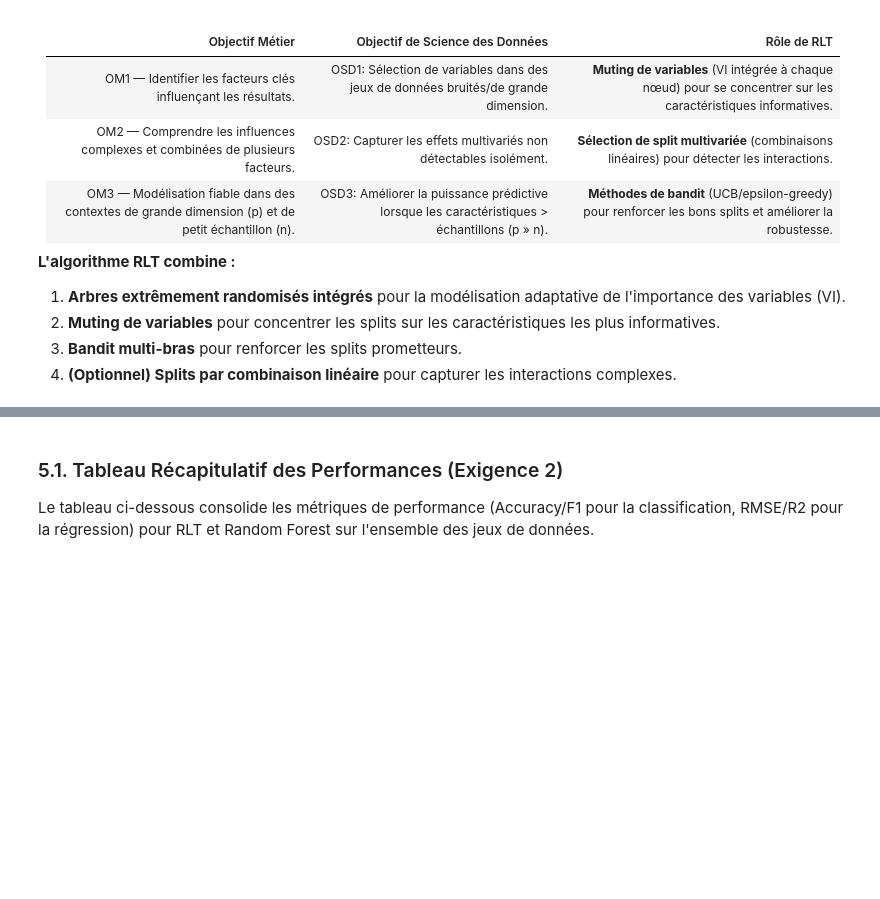
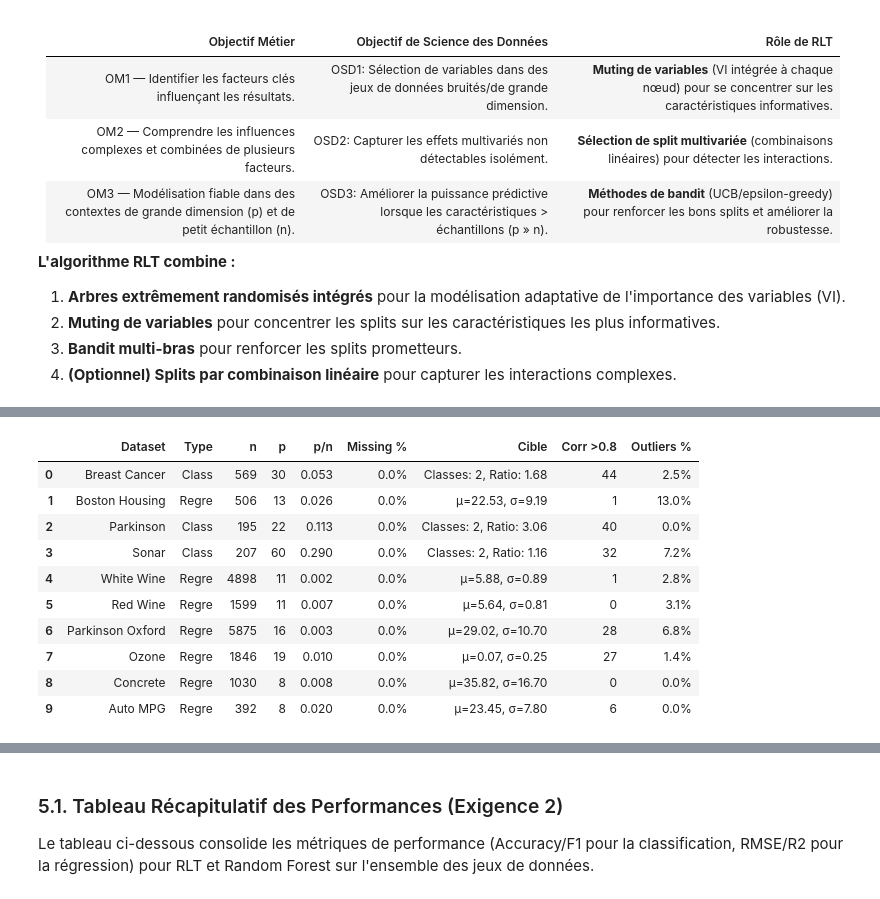
Before and after one commit to alfari9/RLT, a Jupyter notebook: RLT.ipynb, the cells around one changed output, grey strips where cells are left out. Saved outputs shown, nothing was run; the diff lists cells and outputs as text; code cells hidden in the pictures; blank space fills up the shorter version.

```diff
--- a/RLT.ipynb
+++ b/RLT.ipynb
@@ -699,0 +430,68 @@ Cette analyse évalue la capacité de RLT à **capturer les interactions multiva
+# %%
+# ========== 2.2 TABLEAU RÉCAPITULATIF DE TOUS LES DATASETS ==========
+
+def create_datasets_summary_table(datasets):
+    """Crée un tableau récapitulatif de tous les datasets"""
+
+    summary_data = []
+
+    for name, data in datasets.items():
+        X_full = pd.concat([data['X_train'], data['X_test']])
+        y_full = np.concatenate([data['y_train'], data['y_test']])
+
+        # Calculs de base
+        n_samples = len(y_full)
+        n_features = X_full.shape[1]
+        ratio_pn = n_features / n_samples
+
+        # Qualité des données
+        missing_pct = (X_full.isnull().sum().sum() / (X_full.shape[0] * X_full.shape[1])) * 100
+
+        # Statistiques de la cible
+        if data['type'] == 'Classification':
+            unique, counts = np.unique(y_full, return_counts=True)
+            imbalance = max(counts) / min(counts)
+            target_info = f"Classes: {len(unique)}, Ratio: {imbalance:.2f}"
+        else:
+            target_info = f"μ={np.mean(y_full):.2f}, σ={np.std(y_full):.2f}"
+
+        # Corrélations
+        corr_matrix = X_full.corr().abs()
+        upper = corr_matrix.where(np.triu(np.ones(corr_matrix.shape), k=1).astype(bool))
+        high_corr_count = (upper > 0.8).sum().sum()
+
+        # Outliers (méthode IQR sur première feature)
+        Q1 = X_full.iloc[:, 0].quantile(0.25)
+        Q3 = X_full.iloc[:, 0].quantile(0.75)
+        IQR = Q3 - Q1
+        outliers_pct = ((X_full.iloc[:, 0] < Q1 - 1.5*IQR) | (X_full.iloc[:, 0] > Q3 + 1.5*IQR)).sum() / n_samples * 100
+
+        summary_data.append({
+            'Dataset': name,
+            'Type': data['type'][:5],  # Class/Regre
+            'n': n_samples,
+            'p': n_features,
+            'p/n': f"{ratio_pn:.3f}",
+            'Missing %': f"{missing_pct:.1f}%",
+            'Cible': target_info,
+            'Corr >0.8': high_corr_count,
+            'Outliers %': f"{outliers_pct:.1f}%"
+        })
+
+    return pd.DataFrame(summary_data)
+
+# Créer et afficher le tableau
+print("="*100)
+print("📊 TABLEAU 2.1 : RÉSUMÉ DE TOUS LES DATASETS")
+print("="*100)
+
+datasets_summary = create_datasets_summary_table(ALL_DATASETS)
+display(datasets_summary)
+
+# Analyse par type
+print("\n📈 RÉSUMÉ PAR TYPE:")
+print(f"   • Classification: {len(datasets_summary[datasets_summary['Type']=='Class'])} datasets")
+print(f"   • Régression: {len(datasets_summary[datasets_summary['Type']=='Regre'])} datasets")
+print(f"   • Ratio p/n moyen: {datasets_summary['p/n'].astype(float).mean():.3f}")
+print(f"   • Total paires fortement corrélées: {datasets_summary['Corr >0.8'].sum()}")
+# %% [output]
@@ -699,0 +501,11 @@ Cette analyse évalue la capacité de RLT à **capturer les interactions multiva
+|  | Dataset | Type | n | p | p/n | Missing % | Cible | Corr >0.8 | Outliers % |
+| 0 | Breast Cancer | Class | 569 | 30 | 0.053 | 0.0% | Classes: 2, Ratio: 1.68 | 44 | 2.5% |
+| 1 | Boston Housing | Regre | 506 | 13 | 0.026 | 0.0% | μ=22.53, σ=9.19 | 1 | 13.0% |
+| 2 | Parkinson | Class | 195 | 22 | 0.113 | 0.0% | Classes: 2, Ratio: 3.06 | 40 | 0.0% |
+| 3 | Sonar | Class | 207 | 60 | 0.290 | 0.0% | Classes: 2, Ratio: 1.16 | 32 | 7.2% |
+| 4 | White Wine | Regre | 4898 | 11 | 0.002 | 0.0% | μ=5.88, σ=0.89 | 1 | 2.8% |
+| 5 | Red Wine | Regre | 1599 | 11 | 0.007 | 0.0% | μ=5.64, σ=0.81 | 0 | 3.1% |
+| 6 | Parkinson Oxford | Regre | 5875 | 16 | 0.003 | 0.0% | μ=29.02, σ=10.70 | 28 | 6.8% |
+| 7 | Ozone | Regre | 1846 | 19 | 0.010 | 0.0% | μ=0.07, σ=0.25 | 27 | 1.4% |
+| 8 | Concrete | Regre | 1030 | 8 | 0.008 | 0.0% | μ=35.82, σ=16.70 | 0 | 0.0% |
+| 9 | Auto MPG | Regre | 392 | 8 | 0.020 | 0.0% | μ=23.45, σ=7.80 | 6 | 0.0% |
```
Also changed, not shown: parts of 88 cells of this notebook.
